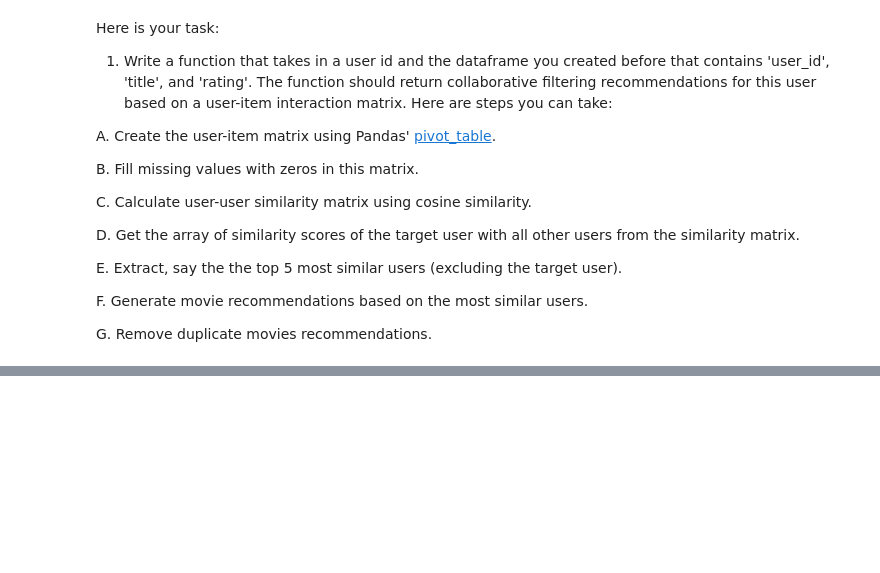
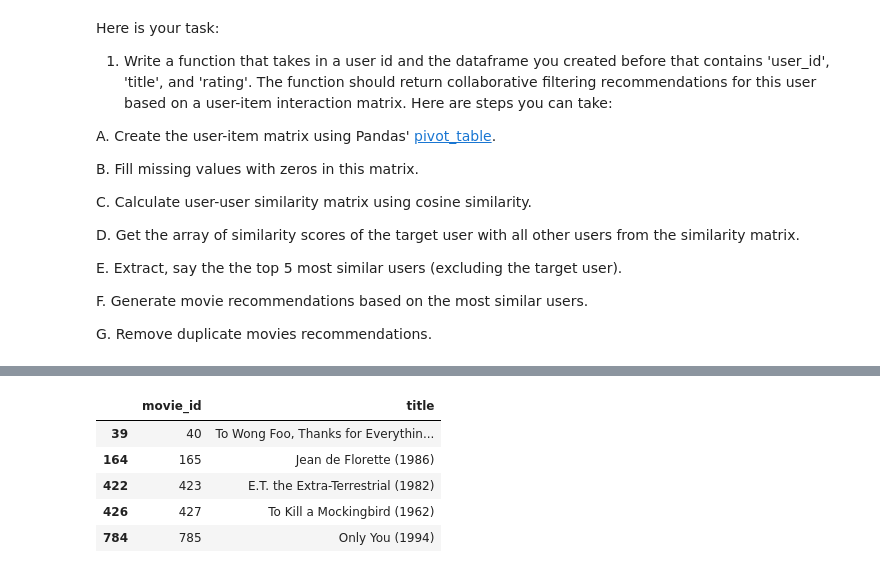
Before and after one commit to keelinarseneault/ML-Engineering, a Jupyter notebook: Arseneault_MLE_MiniProject_Recommendation_Engines.ipynb, the cells around one changed output, grey strips where cells are left out. Saved outputs shown, nothing was run; the diff lists cells and outputs as text; code cells hidden in the pictures; blank space fills up the shorter version.

```diff
--- a/Arseneault_MLE_MiniProject_Recommendation_Engines.ipynb
+++ b/Arseneault_MLE_MiniProject_Recommendation_Engines.ipynb
@@ -362,0 +384,9 @@ Now, test your recommendations engines! Select a few user ids and generate recom
+# %%
+content_based_recommendation(196)
+# %% [output]
+|  | movie_id | title |
+| 39 | 40 | To Wong Foo, Thanks for Everythin... |
+| 164 | 165 | Jean de Florette (1986) |
+| 422 | 423 | E.T. the Extra-Terrestrial (1982) |
+| 426 | 427 | To Kill a Mockingbird (1962) |
+| 784 | 785 | Only You (1994) |
```
Also changed, not shown: parts of 3 cells of this notebook.
